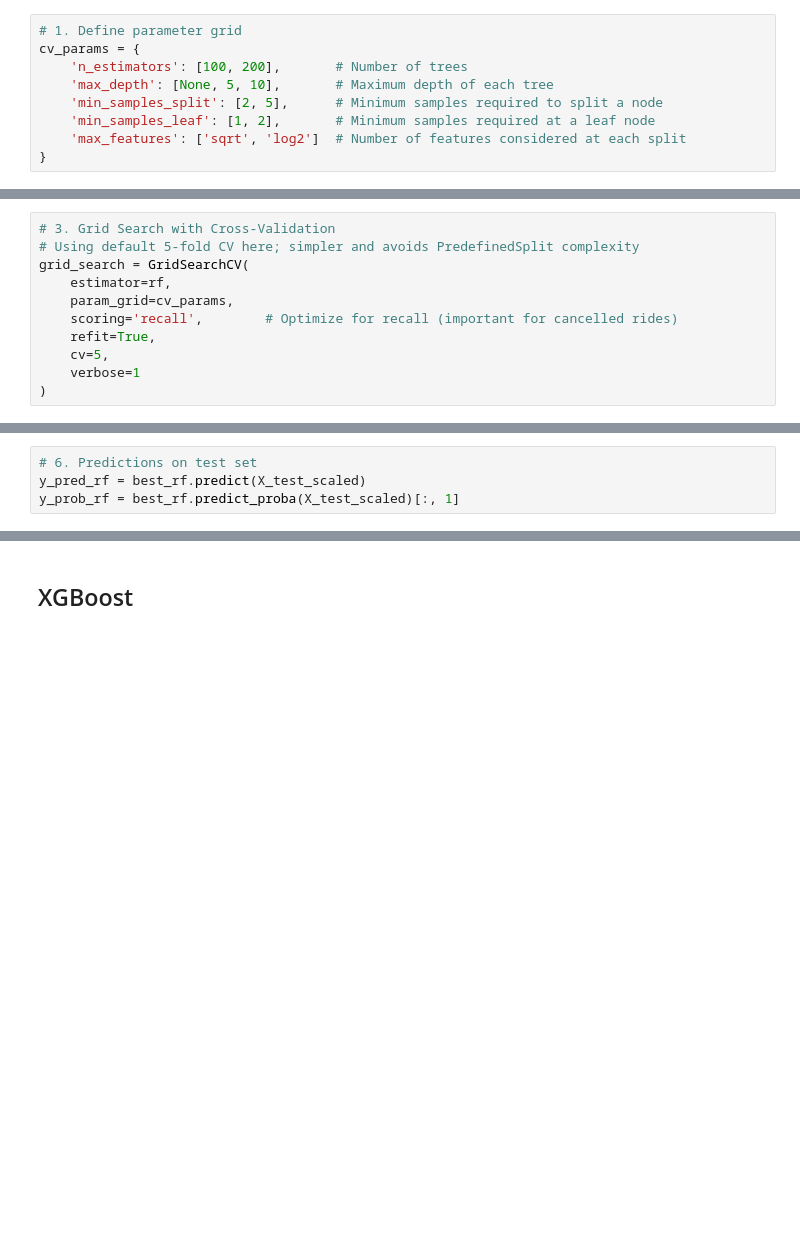
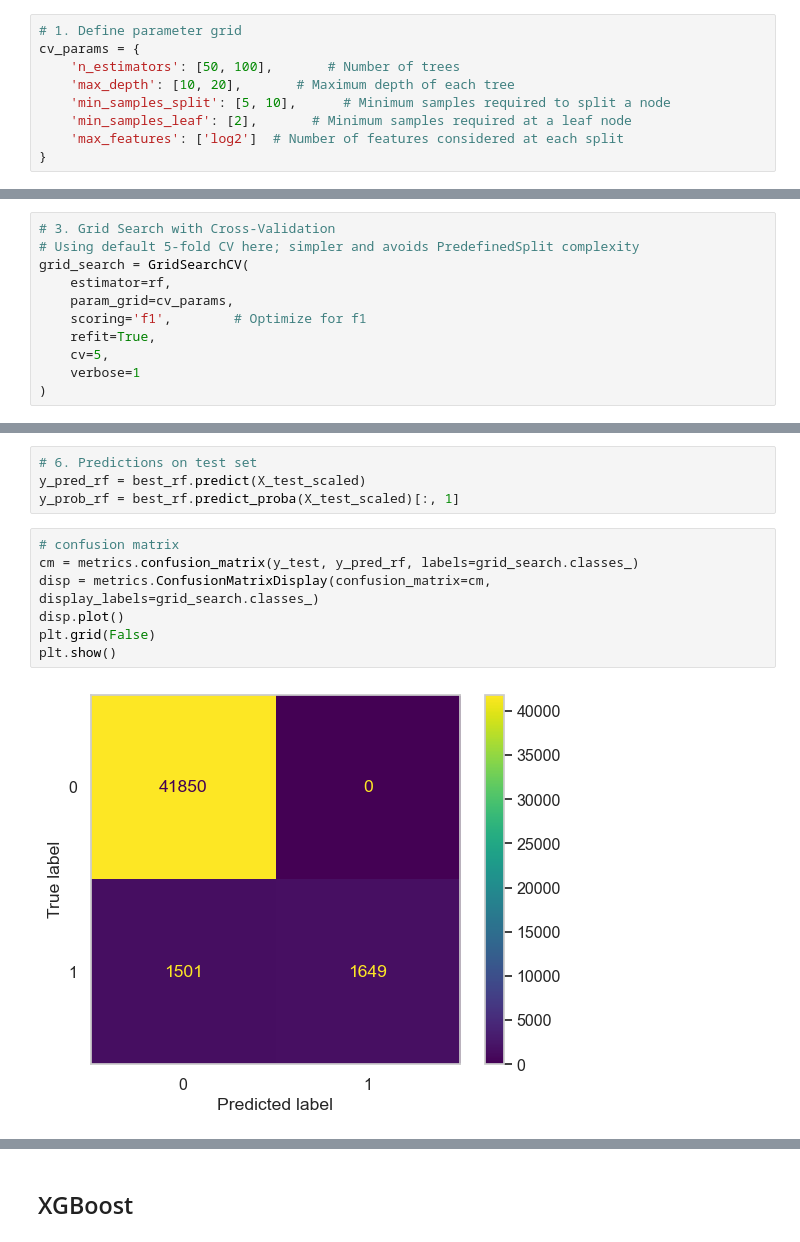
Before and after one commit to Shublytics/uber-ride-cancellation-prediction, a Jupyter notebook: Uber_rides_cancellation_pred.ipynb, the cells around one changed output, grey strips where cells are left out. Saved outputs shown, nothing was run; the diff lists cells and outputs as text; blank space fills up the shorter version.

```diff
--- a/Uber_rides_cancellation_pred.ipynb
+++ b/Uber_rides_cancellation_pred.ipynb
@@ -790,11 +819,11 @@ plt.show()
 # %%
 # 1. Define parameter grid
 cv_params = {
-    'n_estimators': [100, 200],       # Number of trees
-    'max_depth': [None, 5, 10],       # Maximum depth of each tree
-    'min_samples_split': [2, 5],      # Minimum samples required to split a node
-    'min_samples_leaf': [1, 2],       # Minimum samples required at a leaf node
-    'max_features': ['sqrt', 'log2']  # Number of features considered at each split
+    'n_estimators': [50, 100],       # Number of trees
+    'max_depth': [10, 20],       # Maximum depth of each tree
+    'min_samples_split': [5, 10],      # Minimum samples required to split a node
+    'min_samples_leaf': [2],       # Minimum samples required at a leaf node
+    'max_features': ['log2']  # Number of features considered at each split
 }
 # %%
 # 2. Initialize Random Forest
@@ -805,7 +834,7 @@ rf = RandomForestClassifier(random_state=42, n_jobs=-1)
 grid_search = GridSearchCV(
     estimator=rf,
     param_grid=cv_params,
-    scoring='recall',        # Optimize for recall (important for cancelled rides)
+    scoring='f1',        # Optimize for f1
     refit=True,
     cv=5,
     verbose=1
@@ -832,6 +862,15 @@ Best Parameters: {'max_depth': None, 'max_features': 'log2', 'min_samples_leaf':
 # 6. Predictions on test set
 y_pred_rf = best_rf.predict(X_test_scaled)
 y_prob_rf = best_rf.predict_proba(X_test_scaled)[:, 1]
+# %%
+# confusion matrix
+cm = metrics.confusion_matrix(y_test, y_pred_rf, labels=grid_search.classes_)
+disp = metrics.ConfusionMatrixDisplay(confusion_matrix=cm, display_labels=grid_search.classes_)
+disp.plot()
+plt.grid(False)
+plt.show()
+# %% [output]
+[figure, added]
 # %%
 # 7. Evaluation Metrics
 print("Accuracy:", accuracy_score(y_test, y_pred_rf))
```
Also changed, not shown: parts of 68 cells of this notebook.
